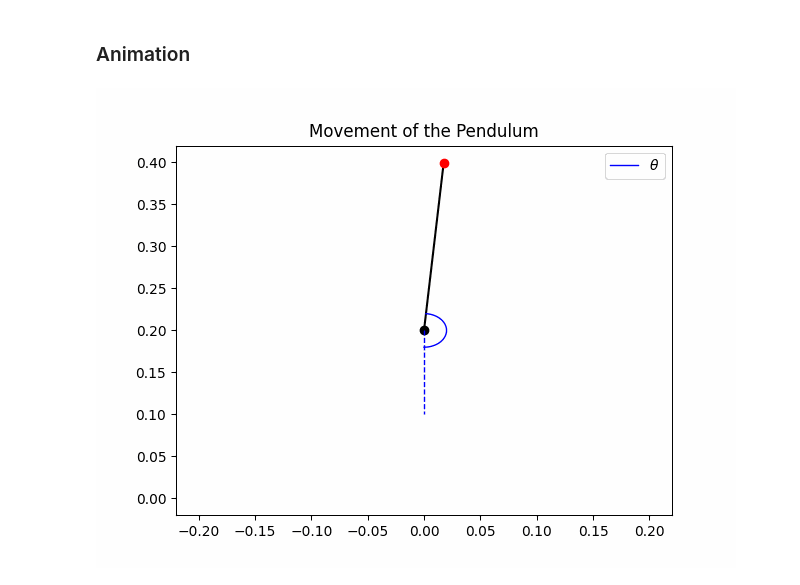
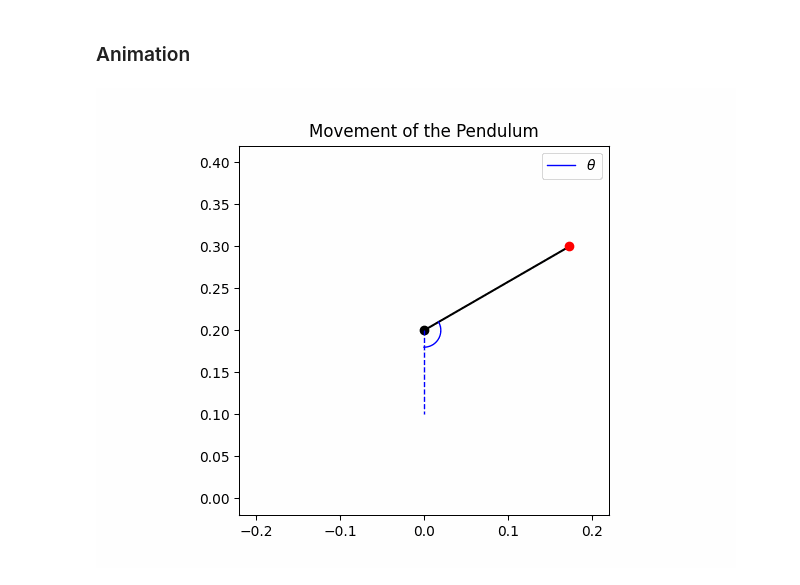
Before and after one commit to LucasGabrielMelo/Physics-problems, a Jupyter notebook: Mecanic/Nonlinear pendulum problem.ipynb, the cells around one changed output. Saved outputs shown, nothing was run; the diff lists cells and outputs as text; code cells hidden in the pictures.

```diff
--- a/Mecanic/Nonlinear pendulum problem.ipynb
+++ b/Mecanic/Nonlinear pendulum problem.ipynb
@@ -235,11 +233,15 @@ Advice: The specific mecanic energy presents variations because we calculate it
 ### Animation ###
 # %%
 import imageio
+from IPython.display import Image, display
 
 frames = []
 
 n = 60 * 3
-r = l/10
+if(theta_0 > 90):
+    r = l/10
+else:
+    r = l/4
 
 for t in range(0, len(theta), int(len(theta)/n)):
 
@@ -253,31 +255,32 @@ for t in range(0, len(theta), int(len(theta)/n)):
     ax.plot([0],[l], 'o', color = 'black', )
     ax.plot([x_point], [y_point], 'o', color = 'red')
     ax.set_xlim(-1.1*l, 1.1*l)
+    ax.set_aspect('equal')
     if(theta_0 < 90):
         ax.set_ylim(-0.1*l, l)
     elif(theta_0 == 90):
         ax.set_ylim(-0.1*l,1.1*l)
     else:
         ax.set_ylim(-0.1*l,2.1*l)
 
     ax.plot([0,0], [l, l/2], color = 'blue', linestyle = '--', linewidth = 1)
 
     angles = np.linspace(0, theta[t], 100)
 
     x_arc = r*np.sin(angles)
     y_arc = l - r*np.cos(angles)
     ax.plot(x_arc, y_arc, linewidth = 1, color = 'blue', label = r'$\theta$')
     ax.legend(loc = 'upper right')
     ax.set_title('Movement of the Pendulum')
 
     fig.canvas.draw() # Desenha o gráfico em fig (sem precisar criar uma nova fig, e permitindo acessar outras funções)
     data = np.frombuffer(fig.canvas.buffer_rgba(), dtype=np.uint8) # Converte para um array unidimensional de 8 bits, em que, a cada 4 elementos, temos todas as informações de 1 único bit
     data = data.reshape(fig.canvas.get_width_height()[::-1] + (4,)) # Reshape para a dimensão correta (o array unidimensional vira um bidimensional de 4 colunas), cada uma de suas listas traz as informações de cores de um único bit
     frames.append(data)
 
     plt.close(fig)
 
 imageio.mimsave('NonLinearPendulum.gif', frames, fps = n/10, loop = 0)
 display(Image(filename="NonLinearPendulum.gif"))
 # %% [output]
-[figure, old version]
+[figure, new version]
```
Also changed, not shown: parts of 5 cells of this notebook, 1 other file.
